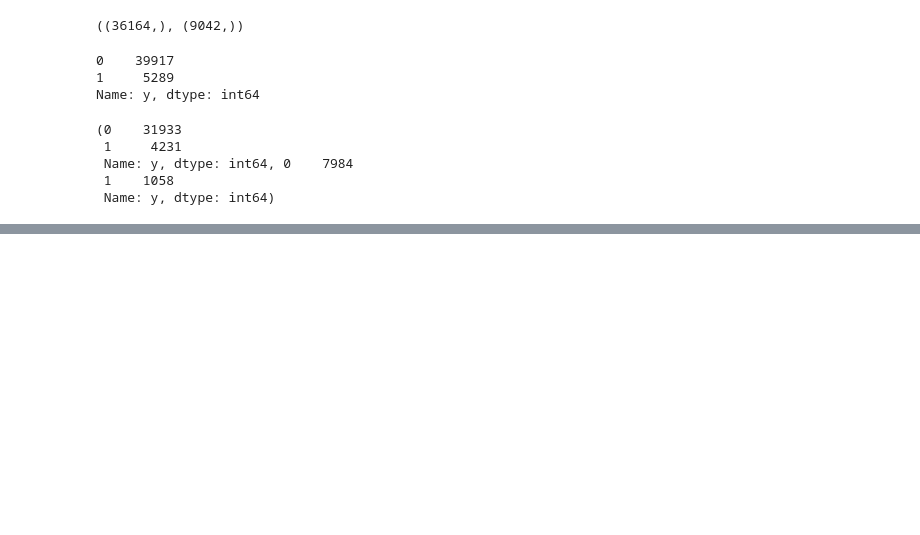
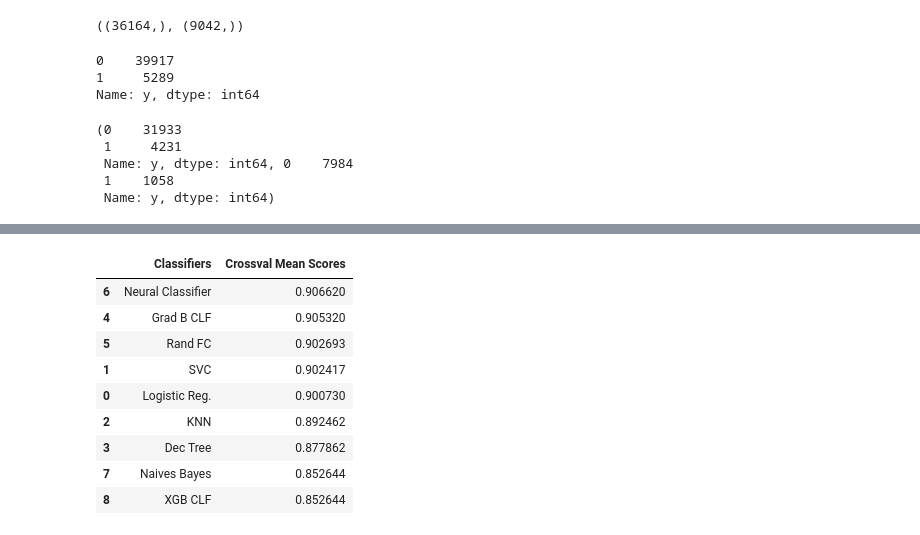
Before and after one commit to kunal51298/Bank_Marketing_Effectiveness_Prediction1, a Jupyter notebook: Bank_Marketing_Effectiveness_Prediction_kunal.ipynb, the cells around one changed output, grey strips where cells are left out. Drawn from its saved outputs; the diff is of its cells as text; code cells hidden in the pictures; blank space fills up the shorter version.

```diff
--- a/Bank_Marketing_Effectiveness_Prediction_kunal.ipynb
+++ b/Bank_Marketing_Effectiveness_Prediction_kunal.ipynb
@@ -628,0 +757,19 @@ dict_classifiers = {
+# %%
+# Create a Dataframe with the results.
+d = {'Classifiers': ['Logistic Reg.', 'SVC', 'KNN', 'Dec Tree', 'Grad B CLF', 'Rand FC', 'Neural Classifier', 'Naives Bayes','XGB CLF'],
+    'Crossval Mean Scores': [log_reg_mean, svc_mean, knn_mean, tree_mean, grad_mean, rand_mean, neural_mean, nav_mean, xgb_mean]}
+
+result_df = pd.DataFrame(data=d)
+result_df = result_df.sort_values(by=['Crossval Mean Scores'], ascending=False)
+result_df
+# %% [output]
+|  | Classifiers | Crossval Mean Scores |
+| 6 | Neural Classifier | 0.906620 |
+| 4 | Grad B CLF | 0.905320 |
+| 5 | Rand FC | 0.902693 |
+| 1 | SVC | 0.902417 |
+| 0 | Logistic Reg. | 0.900730 |
+| 2 | KNN | 0.892462 |
+| 3 | Dec Tree | 0.877862 |
+| 7 | Naives Bayes | 0.852644 |
+| 8 | XGB CLF | 0.852644 |
```
Also changed, not shown: parts of 19 cells of this notebook.
